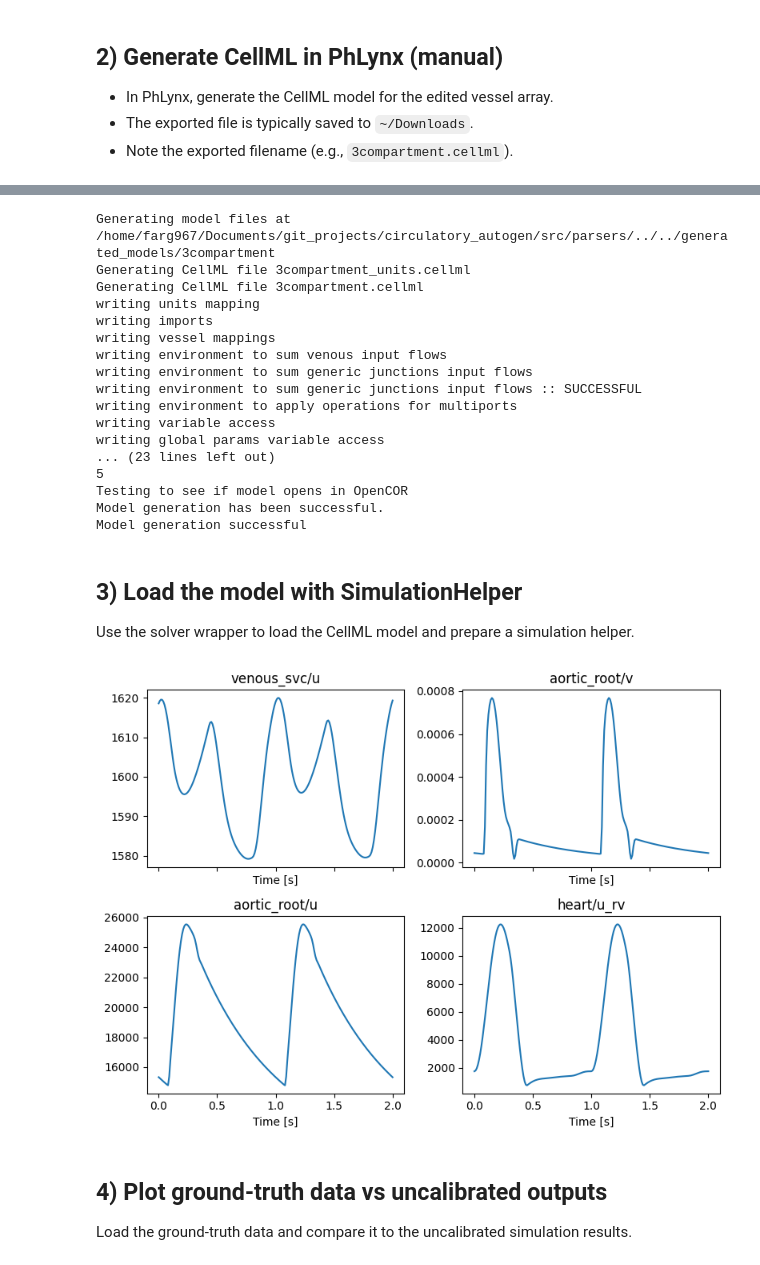
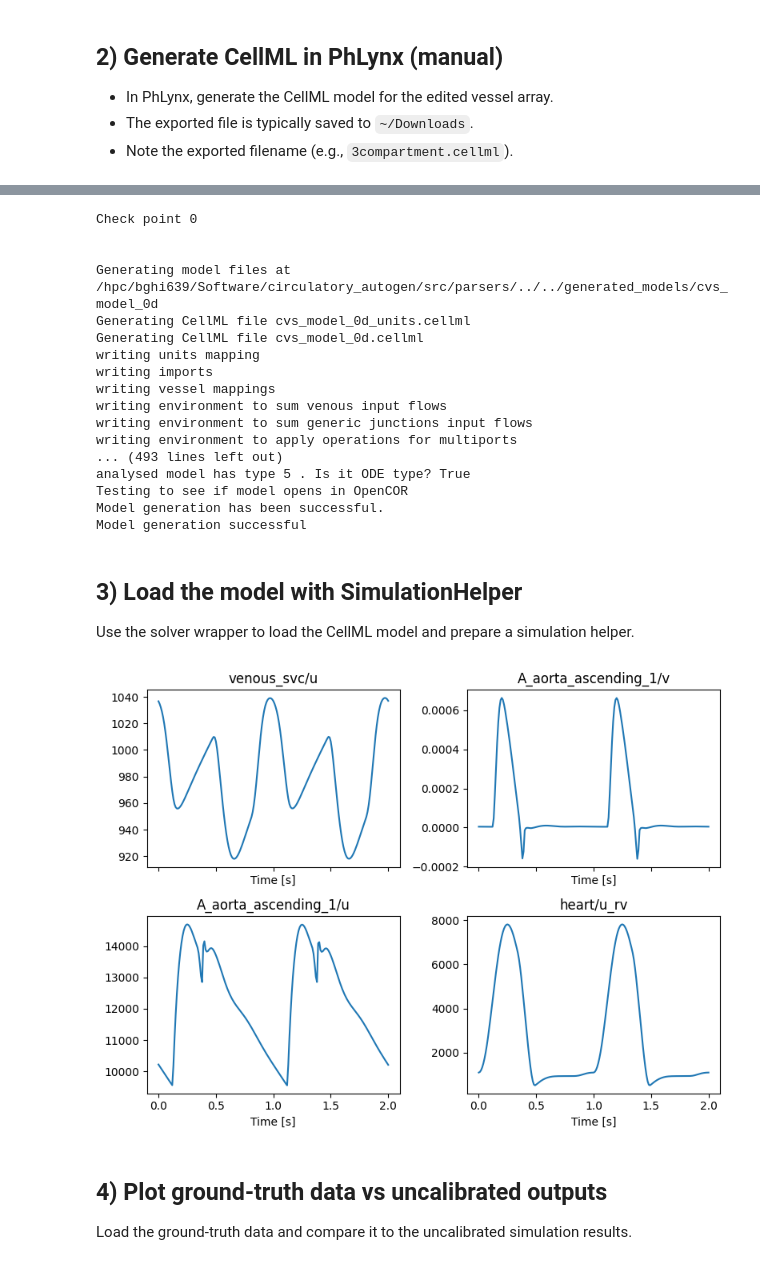
Before and after one commit to FinbarArgus/circulatory_autogen, a Jupyter notebook: tutorial/interactive/generation_and_calibration.ipynb, the cells around one changed output, grey strips where cells are left out. Saved outputs shown, nothing was run; the diff lists cells and outputs as text; code cells hidden in the pictures.

Commit message:
Adding resources for cvs model tutorial and updated version of jupyter notebook

```diff
--- a/tutorial/interactive/generation_and_calibration.ipynb
+++ b/tutorial/interactive/generation_and_calibration.ipynb
@@ -86,15 +86,18 @@ Paths done
 - Note the exported filename (e.g., `3compartment.cellml`).
 # %%
 from utilities.utility_funcs import get_default_inp_data_dict
+import pprint
+
 # Model identifiers
-file_prefix = "3compartment"
+model_name = "cvs_model"
+# file_prefix = "3compartment"
+file_prefix = model_name+"_0d"
 input_param_file = f"{file_prefix}_parameters.csv"
 
 # Base user inputs (this shows all the settings that can be changed)
 inp_data_dict = get_default_inp_data_dict(file_prefix, input_param_file, resources_dir)
 
 print('inp_data_dict set')
-import pprint
 pprint.pprint(inp_data_dict)
 # %% [output]
 inp_data_dict set
@@ -125,20 +128,20 @@ if not success:
 else:
     print('Model generation successful')
 # %% [output]
-Generating model files at /home/farg967/Documents/git_projects/circulatory_autogen/src/parsers/../../generated_models/3compartment
-Generating CellML file 3compartment_units.cellml
-Generating CellML file 3compartment.cellml
+Check point 0
+
+
+Generating model files at /hpc/bghi639/Software/circulatory_autogen/src/parsers/../../generated_models/cvs_model_0d
+Generating CellML file cvs_model_0d_units.cellml
+Generating CellML file cvs_model_0d.cellml
 writing units mapping
 writing imports
 writing vessel mappings
 writing environment to sum venous input flows
 writing environment to sum generic junctions input flows
-writing environment to sum generic junctions input flows :: SUCCESSFUL
 writing environment to apply operations for multiports
-writing variable access
-writing global params variable access
-... (23 lines left out)
-5
+... (493 lines left out)
+analysed model has type 5 . Is it ODE type? True
 Testing to see if model opens in OpenCOR
 Model generation has been successful.
 Model generation successful
@@ -154,36 +157,38 @@ inp_data_dict["sim_time"] = 2 # the 2 seconds we care about
 inp_data_dict["pre_time"] = 20.0 # simulate for 20 seconds to get to periodic steady state
 
 sim_helper = get_simulation_helper_from_inp_data_dict(inp_data_dict)
 
 # Run once and plot a few representative variables
 sim_helper.run()
 variables_to_plot = [
     "venous_svc/u",
-    "aortic_root/v",
-    "aortic_root/u",
+    #"aortic_root/v",
+    "A_aorta_ascending_1/v",
+    #"aortic_root/u",
+    "A_aorta_ascending_1/u",
     "heart/u_rv",
 ]
 
 y = sim_helper.get_results(variables_to_plot, flatten=True)
 t = sim_helper.get_time()
 
 ##### Plotting #####
 
 plot_dir = Path(param_id_output_dir) / "quicklooks"
 plot_dir.mkdir(parents=True, exist_ok=True)
 
 fig, axs = plt.subplots(2, 2, sharex=True, figsize=(8, 6))
 axs = axs.flatten()
 for idx, (ax, series, name) in enumerate(zip(axs, y, variables_to_plot)):
     ax.plot(t, series)
     ax.set_title(name)
     ax.set_xlabel("Time [s]")
 
 plt.tight_layout()
 plt.savefig(plot_dir / "uncalibrated_outputs.png")
 plt.show()
 # %% [output]
-[figure, old version]
+[figure, new version]
 # %% [markdown]
 ## 4) Plot ground-truth data vs uncalibrated outputs
 
```
Also changed, not shown: parts of 27 cells of this notebook, 16 other files.
